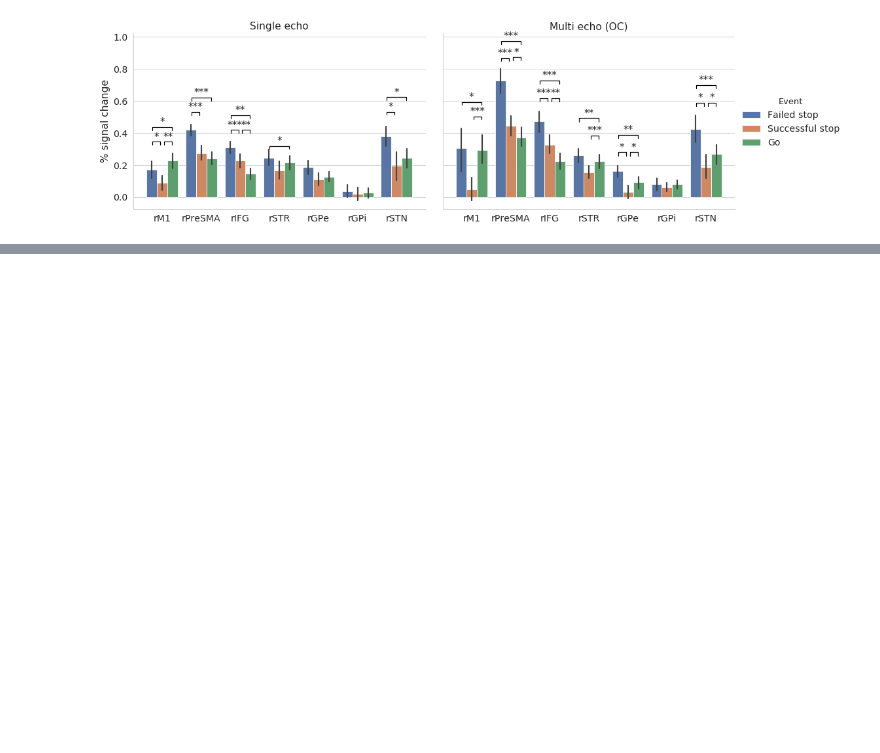
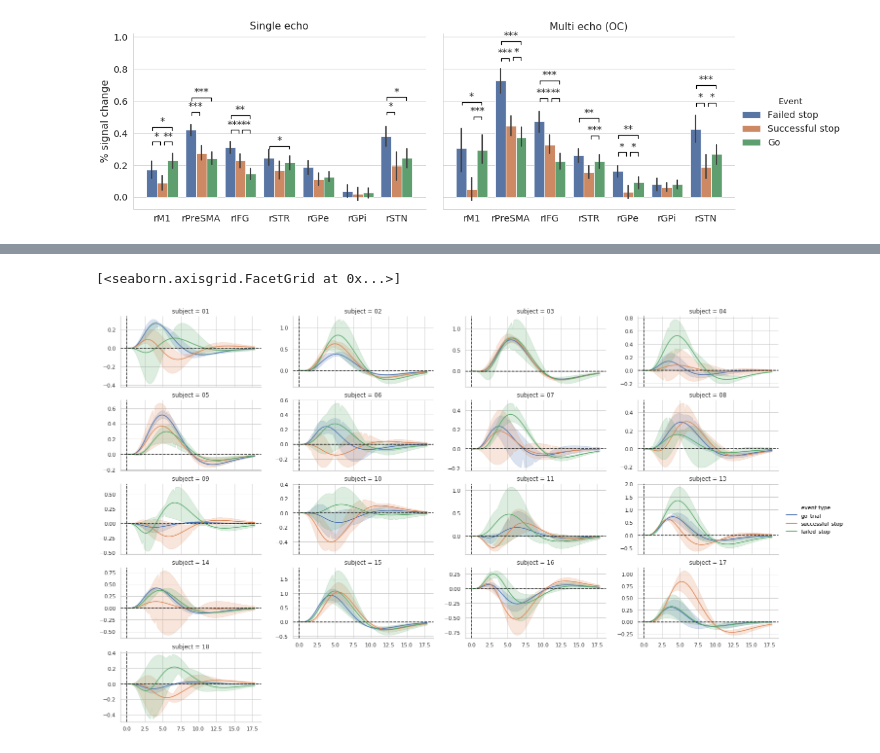
Before and after one commit to StevenM1/fMRI_protocol_comparison_se_me, a Jupyter notebook: pipeline_4d_statistics-GLM-ROI.ipynb, the cells around one changed output, grey strips where cells are left out. Saved outputs shown, nothing was run; the diff lists cells and outputs as text; code cells hidden in the pictures; blank space fills up the shorter version.

```diff
--- a/pipeline_4d_statistics-GLM-ROI.ipynb
+++ b/pipeline_4d_statistics-GLM-ROI.ipynb
@@ -1713,0 +1779,5 @@ plt.gcf().savefig('figures/figure7.pdf', bbox_inches='tight')
+# %%
+rfGroup.plot_subject_timecourses()
+# %% [output]
+[<seaborn.axisgrid.FacetGrid at 0x...>]
+[figure, added]
```
Also changed, not shown: parts of 21 cells of this notebook, 4 other files.
